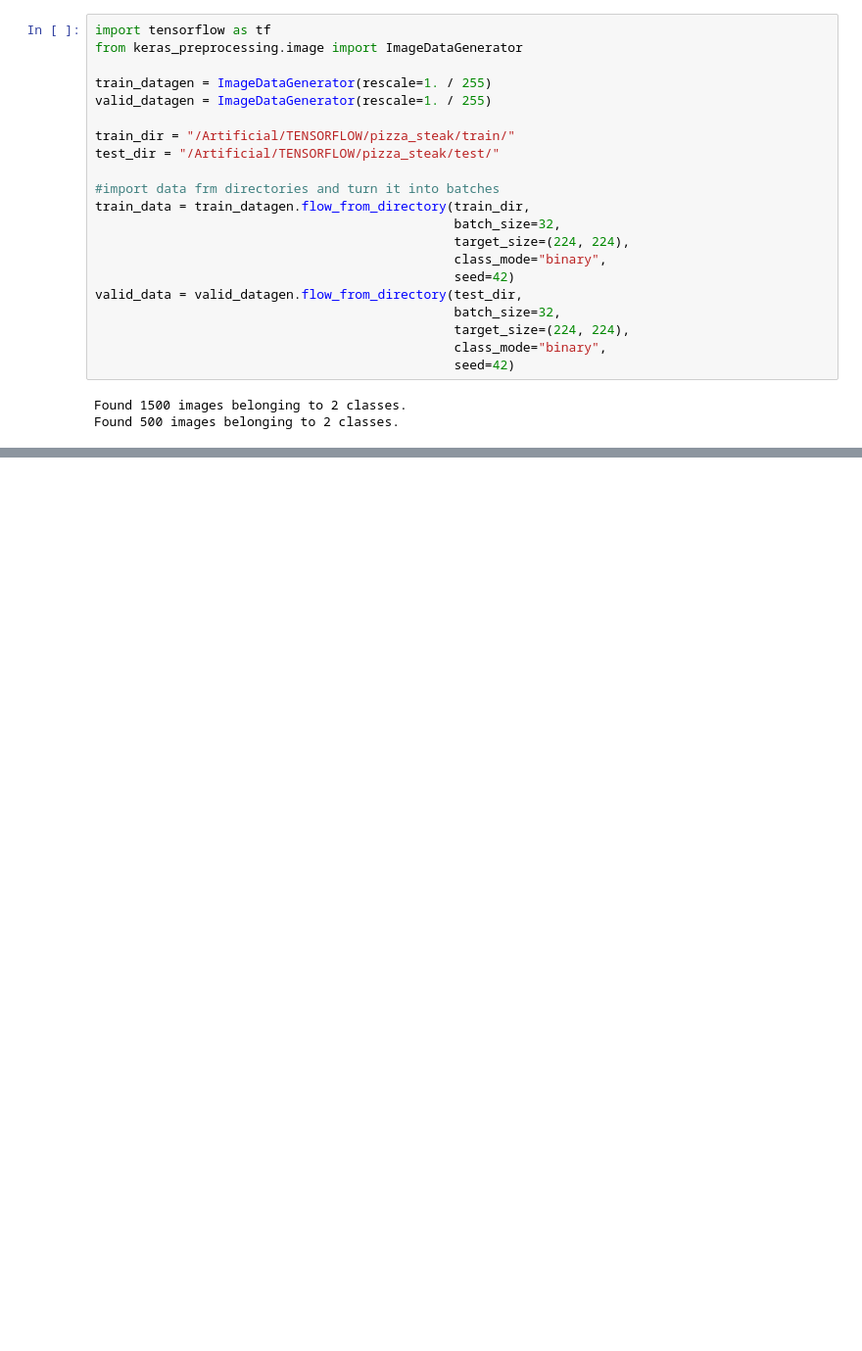
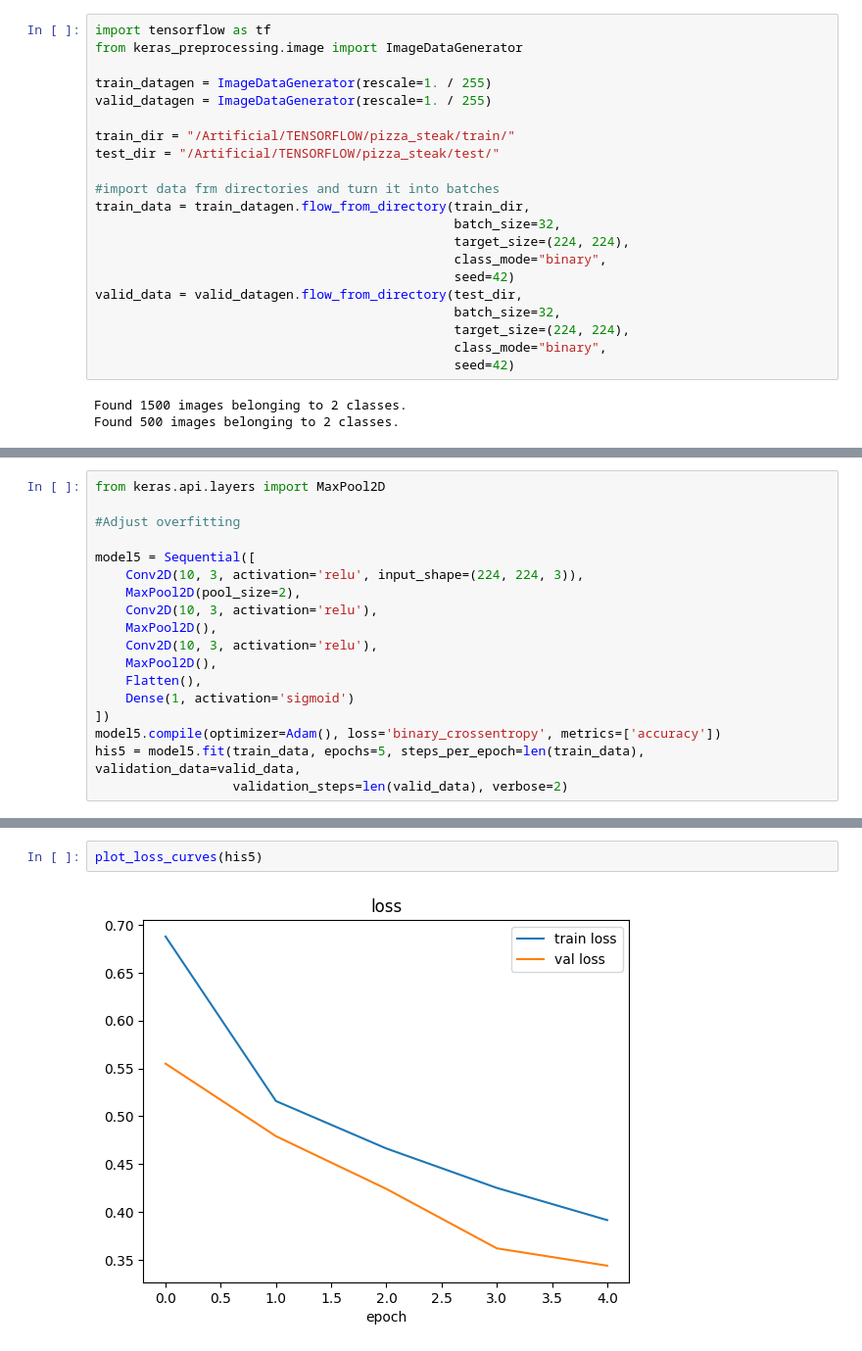
Before and after one commit to kuanmol/aimldl, a Jupyter notebook: TENSORFLOW/cnn computer vision.ipynb, the cells around one changed output, grey strips where cells are left out. Shown: that part at 98% size. Saved outputs shown, nothing was run; the diff lists cells and outputs as text; blank space fills up the shorter version.

```diff
--- a/TENSORFLOW/cnn computer vision.ipynb
+++ b/TENSORFLOW/cnn computer vision.ipynb
@@ -218,0 +367,18 @@ Epoch 5/5
+# %%
+from keras.api.layers import MaxPool2D
+
+#Adjust overfitting
+
+model5 = Sequential([
+    Conv2D(10, 3, activation='relu', input_shape=(224, 224, 3)),
+    MaxPool2D(pool_size=2),
+    Conv2D(10, 3, activation='relu'),
+    MaxPool2D(),
+    Conv2D(10, 3, activation='relu'),
+    MaxPool2D(),
+    Flatten(),
+    Dense(1, activation='sigmoid')
+])
+model5.compile(optimizer=Adam(), loss='binary_crossentropy', metrics=['accuracy'])
+his5 = model5.fit(train_data, epochs=5, steps_per_epoch=len(train_data), validation_data=valid_data,
+                  validation_steps=len(valid_data), verbose=2)
@@ -218,0 +423,4 @@ Epoch 5/5
+# %%
+plot_loss_curves(his5)
+# %% [output]
+[figure, added]
```
Also changed, not shown: parts of 28 cells of this notebook.
